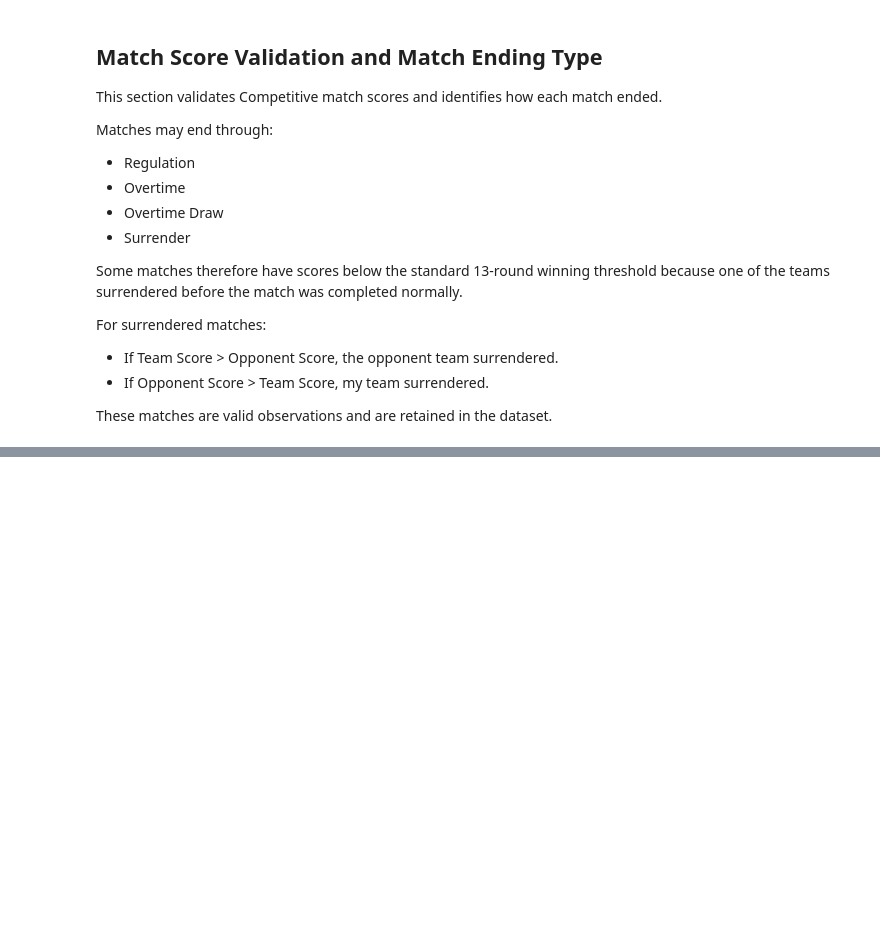
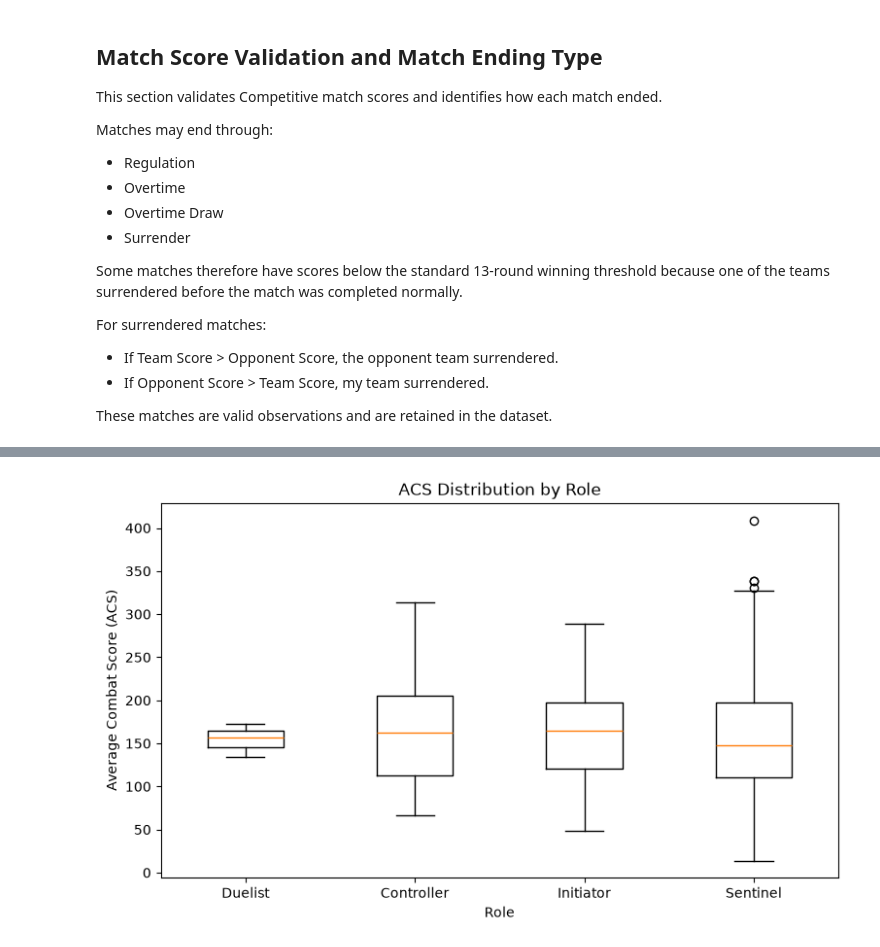
Before and after one commit to hiratanishka/Valorant-Personal-Coach, a Jupyter notebook: notebooks/01_data_exploration.ipynb, the cells around one changed output, grey strips where cells are left out. Saved outputs shown, nothing was run; the diff lists cells and outputs as text; code cells hidden in the pictures; blank space fills up the shorter version.

```diff
--- a/notebooks/01_data_exploration.ipynb
+++ b/notebooks/01_data_exploration.ipynb
@@ -1133,0 +1444,46 @@ df[
+# %%
+# ============================================================
+# ACS DISTRIBUTION BY ROLE
+# ============================================================
+
+role_order = [
+    "Duelist",
+    "Controller",
+    "Initiator",
+    "Sentinel"
+]
+
+
+acs_by_role = [
+    df_updated.loc[
+        df_updated["Role"] == role,
+        "ACS"
+    ].dropna()
+    for role in role_order
+]
+
+
+plt.figure(
+    figsize=(9, 5)
+)
+
+plt.boxplot(
+    acs_by_role,
+    tick_labels=role_order
+)
+
+plt.title(
+    "ACS Distribution by Role"
+)
+
+plt.xlabel(
+    "Role"
+)
+
+plt.ylabel(
+    "Average Combat Score (ACS)"
+)
+
+plt.show()
+# %% [output]
+[figure, added]
```
Also changed, not shown: parts of 42 cells of this notebook, 9 other files.
